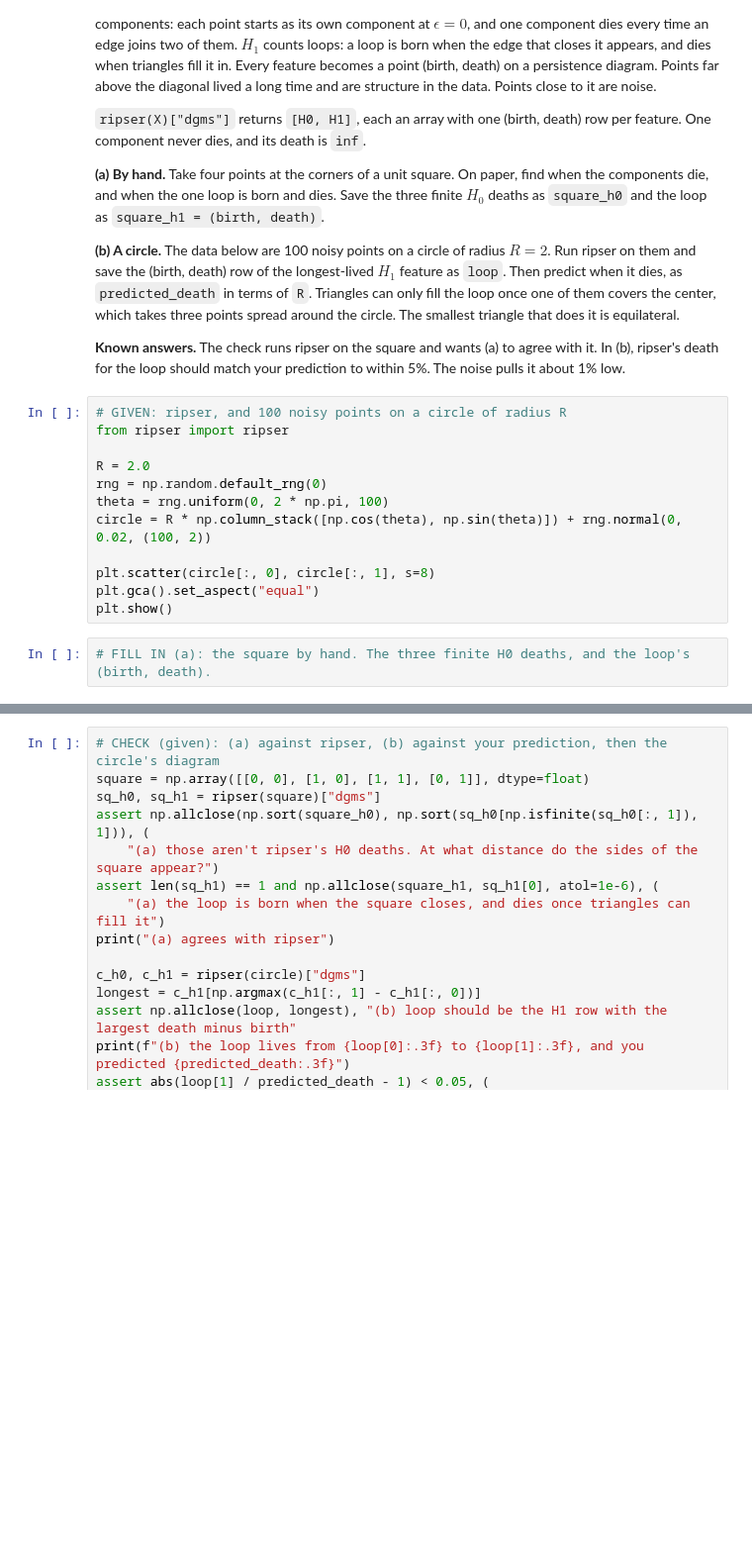
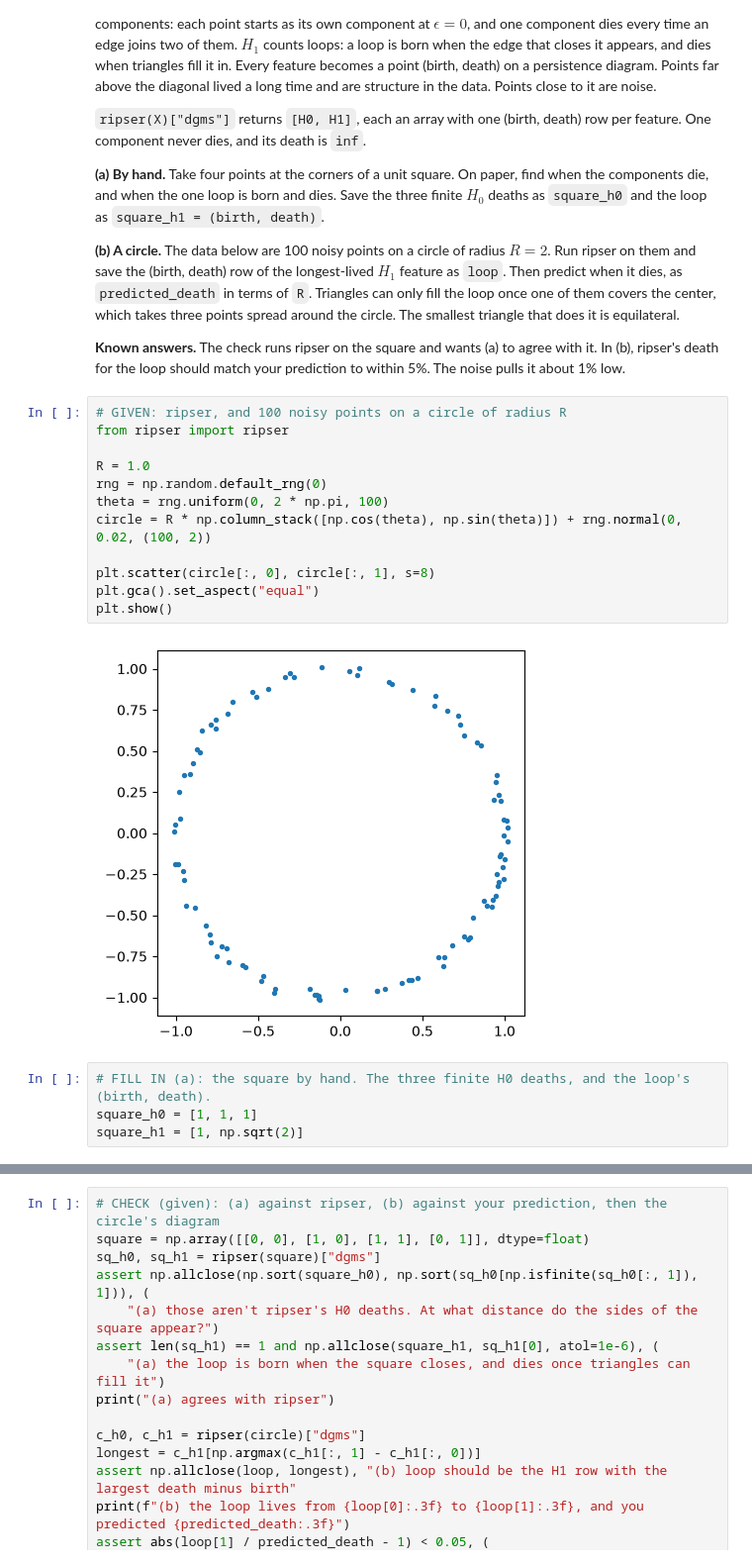
Before and after one commit to CarterDW/COMP2026, a Jupyter notebook: notebooks/11_Finding_Structure.ipynb, the cells around one changed output, grey strips where cells are left out. Shown at 99% size. Cells and saved outputs as stored; diff of their text form; blank space fills up the shorter version.

```diff
--- a/notebooks/11_Finding_Structure.ipynb
+++ b/notebooks/11_Finding_Structure.ipynb
@@ -265,17 +334,21 @@ noise pulls it about 1% low.
 # %%
 # GIVEN: ripser, and 100 noisy points on a circle of radius R
 from ripser import ripser
 
-R = 2.0
+R = 1.0
 rng = np.random.default_rng(0)
 theta = rng.uniform(0, 2 * np.pi, 100)
 circle = R * np.column_stack([np.cos(theta), np.sin(theta)]) + rng.normal(0, 0.02, (100, 2))
 
 plt.scatter(circle[:, 0], circle[:, 1], s=8)
 plt.gca().set_aspect("equal")
 plt.show()
+# %% [output]
+[figure, added]
 # %%
 # FILL IN (a): the square by hand. The three finite H0 deaths, and the loop's (birth, death).
+square_h0 = [1, 1, 1]
+square_h1 = [1, np.sqrt(2)]
 # %%
 # FILL IN (b): ripser on the circle, the longest-lived H1 row as loop, and your prediction
 # for its death as predicted_death, in terms of R
```
Also changed, not shown: parts of 12 cells of this notebook.
